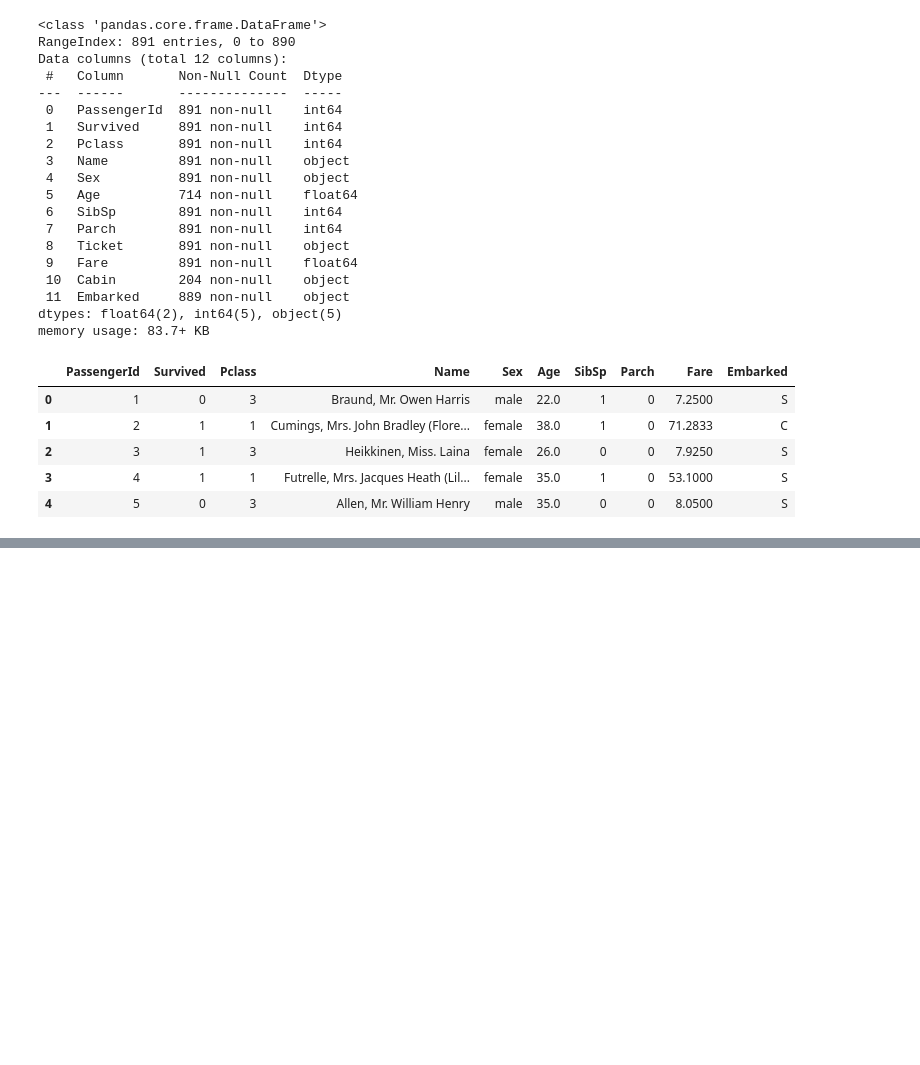
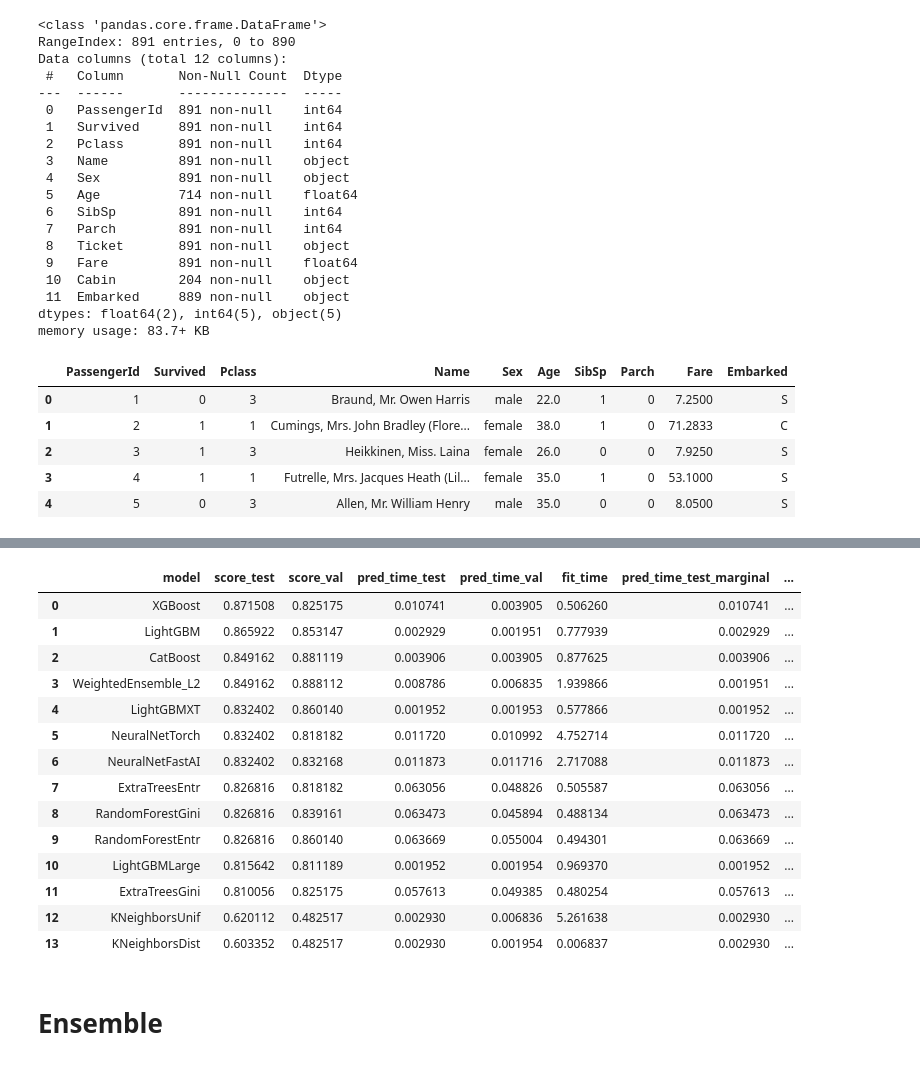
Before and after one commit to slowdive42/kaggle, a Jupyter notebook: titanic/titanic.ipynb, the cells around one changed output, grey strips where cells are left out. Saved outputs shown, nothing was run; the diff lists cells and outputs as text; code cells hidden in the pictures; blank space fills up the shorter version.

```diff
--- a/titanic/titanic.ipynb
+++ b/titanic/titanic.ipynb
@@ -70,0 +98,9 @@ data
+# %%
+from sklearn.model_selection import train_test_split
+data_train, data_test = train_test_split(data, test_size=0.2, shuffle=True, random_state=11)
+
+x = data.drop(['Survived'], axis=1)
+y = data['Survived']
+
+x_train, x_test = x.loc[data_train.index], x.loc[data_test.index]
+y_train, y_test = y.loc[data_train.index], y.loc[data_test.index]
@@ -70,0 +150,5 @@ data
+# %%
+from autogluon.tabular import TabularDataset, TabularPredictor
+
+label = 'Survived'
+predictor = TabularPredictor(label=label).fit(data_train)
@@ -70,0 +173,20 @@ data
+# %%
+predictor.leaderboard(data_test, silent=True)
+# %% [output]
+|  | model | score_test | score_val | pred_time_test | pred_time_val | fit_time | pred_time_test_marginal | ... |
+| 0 | XGBoost | 0.871508 | 0.825175 | 0.010741 | 0.003905 | 0.506260 | 0.010741 | ... |
+| 1 | LightGBM | 0.865922 | 0.853147 | 0.002929 | 0.001951 | 0.777939 | 0.002929 | ... |
+| 2 | CatBoost | 0.849162 | 0.881119 | 0.003906 | 0.003905 | 0.877625 | 0.003906 | ... |
+| 3 | WeightedEnsemble_L2 | 0.849162 | 0.888112 | 0.008786 | 0.006835 | 1.939866 | 0.001951 | ... |
+| 4 | LightGBMXT | 0.832402 | 0.860140 | 0.001952 | 0.001953 | 0.577866 | 0.001952 | ... |
+| 5 | NeuralNetTorch | 0.832402 | 0.818182 | 0.011720 | 0.010992 | 4.752714 | 0.011720 | ... |
+| 6 | NeuralNetFastAI | 0.832402 | 0.832168 | 0.011873 | 0.011716 | 2.717088 | 0.011873 | ... |
+| 7 | ExtraTreesEntr | 0.826816 | 0.818182 | 0.063056 | 0.048826 | 0.505587 | 0.063056 | ... |
+| 8 | RandomForestGini | 0.826816 | 0.839161 | 0.063473 | 0.045894 | 0.488134 | 0.063473 | ... |
+| 9 | RandomForestEntr | 0.826816 | 0.860140 | 0.063669 | 0.055004 | 0.494301 | 0.063669 | ... |
+| 10 | LightGBMLarge | 0.815642 | 0.811189 | 0.001952 | 0.001954 | 0.969370 | 0.001952 | ... |
+| 11 | ExtraTreesGini | 0.810056 | 0.825175 | 0.057613 | 0.049385 | 0.480254 | 0.057613 | ... |
+| 12 | KNeighborsUnif | 0.620112 | 0.482517 | 0.002930 | 0.006836 | 5.261638 | 0.002930 | ... |
+| 13 | KNeighborsDist | 0.603352 | 0.482517 | 0.002930 | 0.001954 | 0.006837 | 0.002930 | ... |
+# %% [markdown]
+# Ensemble
```
Also changed, not shown: parts of 20 cells of this notebook.
